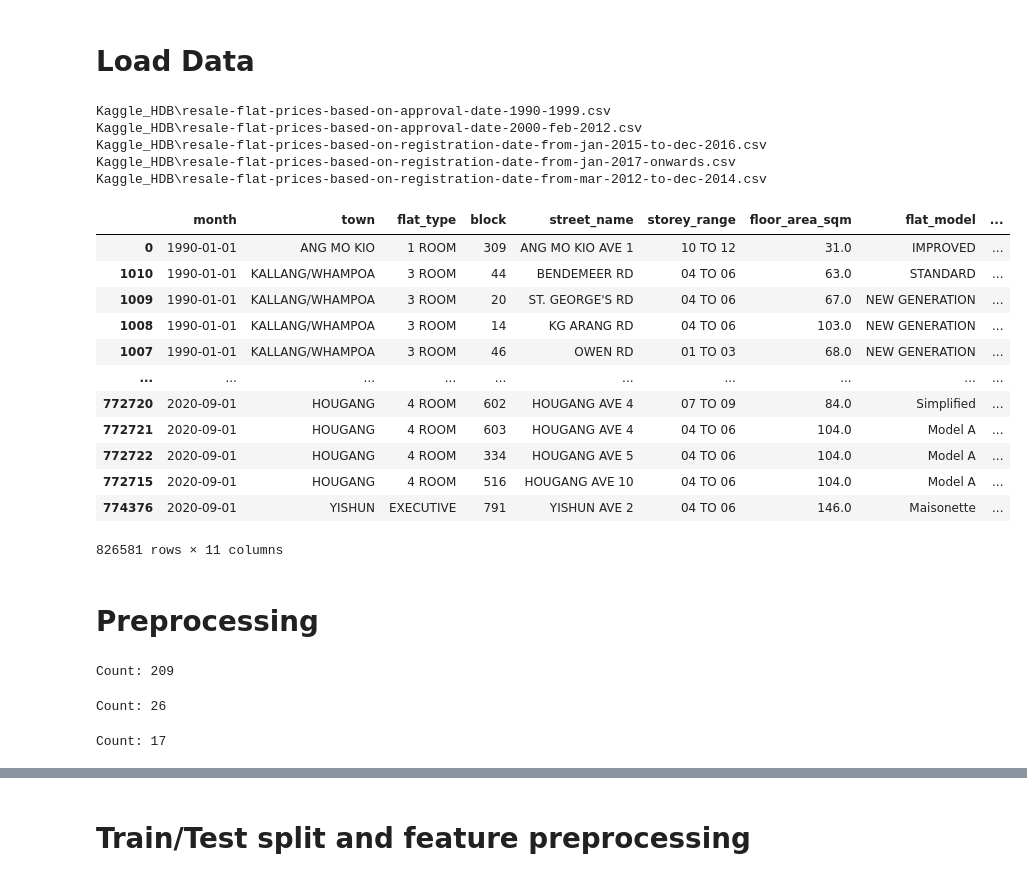
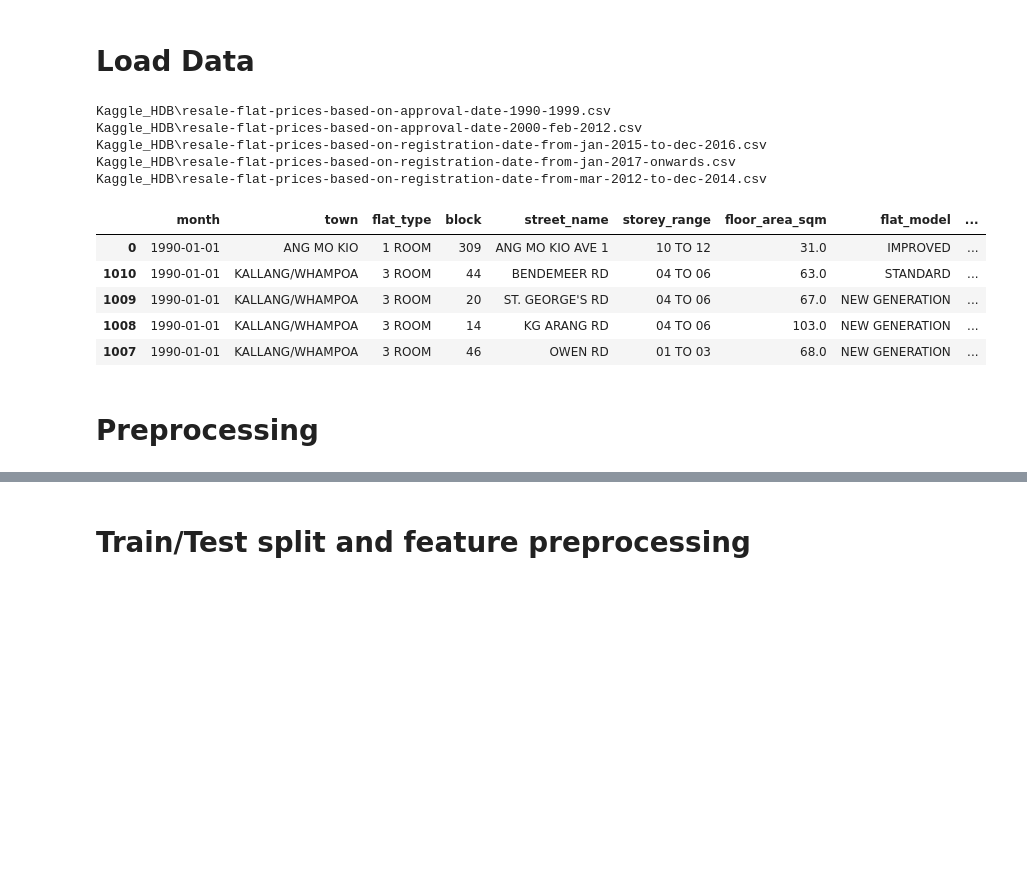
Before and after one commit to featherineaugustus/HDB-EDA, a Jupyter notebook: main.ipynb, the cells around one changed output, grey strips where cells are left out. Saved outputs shown, nothing was run; the diff lists cells and outputs as text; code cells hidden in the pictures; blank space fills up the shorter version.

```diff
--- a/main.ipynb
+++ b/main.ipynb
@@ -32,34 +32,27 @@ from sklearn.metrics import mean_absolute_error, mean_squared_error, r2_score
 # %%
 file_paths = glob.glob('Kaggle_HDB/*.csv')
 
 df = []
 for file in file_paths:
     print(file)
     df_temp = pd.read_csv(file, parse_dates=['month'])
     df.append(df_temp)
 
 # 3. Concatenate all DataFrames into one
 df_combined = pd.concat(df, ignore_index=True).reset_index(drop=True)
 df_combined = df_combined.sort_values(by='month')
-df_combined
+df_combined.head()
 # %% [output]
 Kaggle_HDB\resale-flat-prices-based-on-approval-date-1990-1999.csv
 Kaggle_HDB\resale-flat-prices-based-on-approval-date-2000-feb-2012.csv
 Kaggle_HDB\resale-flat-prices-based-on-registration-date-from-jan-2015-to-dec-2016.csv
 Kaggle_HDB\resale-flat-prices-based-on-registration-date-from-jan-2017-onwards.csv
 Kaggle_HDB\resale-flat-prices-based-on-registration-date-from-mar-2012-to-dec-2014.csv
 |  | month | town | flat_type | block | street_name | storey_range | floor_area_sqm | flat_model | ... |
 | 0 | 1990-01-01 | ANG MO KIO | 1 ROOM | 309 | ANG MO KIO AVE 1 | 10 TO 12 | 31.0 | IMPROVED | ... |
 | 1010 | 1990-01-01 | KALLANG/WHAMPOA | 3 ROOM | 44 | BENDEMEER RD | 04 TO 06 | 63.0 | STANDARD | ... |
 | 1009 | 1990-01-01 | KALLANG/WHAMPOA | 3 ROOM | 20 | ST. GEORGE'S RD | 04 TO 06 | 67.0 | NEW GENERATION | ... |
 | 1008 | 1990-01-01 | KALLANG/WHAMPOA | 3 ROOM | 14 | KG ARANG RD | 04 TO 06 | 103.0 | NEW GENERATION | ... |
 | 1007 | 1990-01-01 | KALLANG/WHAMPOA | 3 ROOM | 46 | OWEN RD | 01 TO 03 | 68.0 | NEW GENERATION | ... |
-| ... | ... | ... | ... | ... | ... | ... | ... | ... | ... |
-| 772720 | 2020-09-01 | HOUGANG | 4 ROOM | 602 | HOUGANG AVE 4 | 07 TO 09 | 84.0 | Simplified | ... |
-| 772721 | 2020-09-01 | HOUGANG | 4 ROOM | 603 | HOUGANG AVE 4 | 04 TO 06 | 104.0 | Model A | ... |
-| 772722 | 2020-09-01 | HOUGANG | 4 ROOM | 334 | HOUGANG AVE 5 | 04 TO 06 | 104.0 | Model A | ... |
-| 772715 | 2020-09-01 | HOUGANG | 4 ROOM | 516 | HOUGANG AVE 10 | 04 TO 06 | 104.0 | Model A | ... |
-| 774376 | 2020-09-01 | YISHUN | EXECUTIVE | 791 | YISHUN AVE 2 | 04 TO 06 | 146.0 | Maisonette | ... |
-826581 rows × 11 columns
 # %% [markdown]
 # Preprocessing
@@ -72,50 +59,13 @@ def round_to_multiple(x, m=5):
-# %%
-# Preprocess floor_area_sqm
-# - Round price to nearest 10
-# df_combined['floor_area_sqm'] = df_combined['floor_area_sqm'].apply(lambda x: round_to_multiple(x, 10))
-
-print('Count:', len(set(df_combined['floor_area_sqm'])))
-# pprint(Counter(df_combined['floor_area_sqm']))
-# %% [output]
-Count: 209
 # %%
 # Preprocess resale_price
-# - Round price to nearest 50k
-df_combined['resale_price_normalized'] = df_combined['resale_price'].apply(lambda x: int(round_to_multiple(x, 50000) / 1000))
 df_combined['resale_price'] = df_combined['resale_price'].apply(lambda x: x/100000)
-print('Count:', len(set(df_combined['resale_price_normalized'])))
-# pprint(Counter(df_combined['resale_price_normalized']))
-# %% [output]
-Count: 26
 # %%
 # Preprocess flat_model
 def preprocess_flat_model(x):
     x = x.lower()
-    if 'maisonette' in x:
-        return 'maisonette'
-    else:
-        return x
-
-# def group_flat_model(x):
-#     if x in ['2-room', 'type s1', 'type s2', 'simplified']:
-#         return 1
-#     elif x in ['model a', 'standard', 'improved', 'apartment', 'new generation']:
-#         return 2
-#     elif x in ['dbss', 'premium apartment', 'model a2', 'adjoined flat']:
-#         return 3
-#     elif x in ['terrace', 'maisonette', 'multi generation']:
-#         return 4
-#     elif x in ['premium apartment loft']:
-#         return 5
-#     return x
+    return x
 
 df_combined['flat_model'] = df_combined['flat_model'].apply(lambda x: preprocess_flat_model(x))
-# df_combined['flat_model'] = df_combined['flat_model'].apply(lambda x: group_flat_model(x))
-
-print('Count:', len(set(df_combined['flat_model'])))
-# pprint(Counter(df_combined['flat_model']))
-# %% [output]
-Count: 17
 # %%
 # Preprocess storey_range
 def preprocess_storey_avg(x):
```
Also changed, not shown: parts of 17 cells of this notebook, 13 other files.
